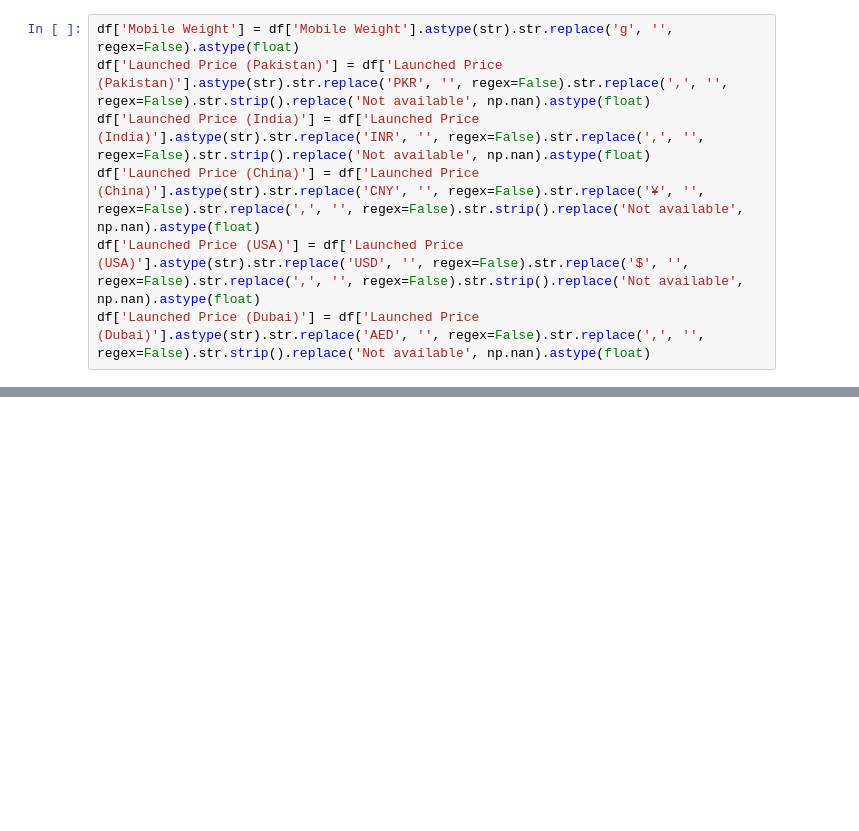
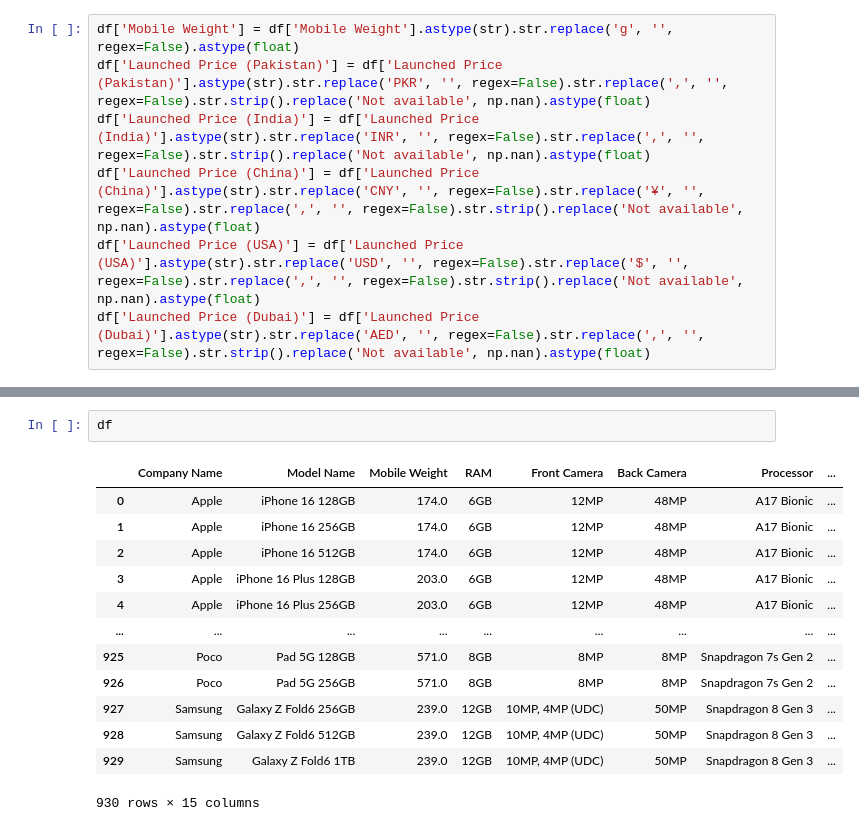
Before and after one commit to Parvashukla26/Mobile_2025_Data_Analysis, a Jupyter notebook: Mobiles_2025_data_analysis.ipynb, the cells around one changed output, grey strips where cells are left out. Cells and saved outputs as stored; diff of their text form; blank space fills up the shorter version.

```diff
--- a/Mobiles_2025_data_analysis.ipynb
+++ b/Mobiles_2025_data_analysis.ipynb
@@ -104,0 +161,16 @@ memory usage: 109.1+ KB
+# %%
+df
+# %% [output]
+|  | Company Name | Model Name | Mobile Weight | RAM | Front Camera | Back Camera | Processor | ... |
+| 0 | Apple | iPhone 16 128GB | 174.0 | 6GB | 12MP | 48MP | A17 Bionic | ... |
+| 1 | Apple | iPhone 16 256GB | 174.0 | 6GB | 12MP | 48MP | A17 Bionic | ... |
+| 2 | Apple | iPhone 16 512GB | 174.0 | 6GB | 12MP | 48MP | A17 Bionic | ... |
+| 3 | Apple | iPhone 16 Plus 128GB | 203.0 | 6GB | 12MP | 48MP | A17 Bionic | ... |
+| 4 | Apple | iPhone 16 Plus 256GB | 203.0 | 6GB | 12MP | 48MP | A17 Bionic | ... |
+| ... | ... | ... | ... | ... | ... | ... | ... | ... |
+| 925 | Poco | Pad 5G 128GB | 571.0 | 8GB | 8MP | 8MP | Snapdragon 7s Gen 2 | ... |
+| 926 | Poco | Pad 5G 256GB | 571.0 | 8GB | 8MP | 8MP | Snapdragon 7s Gen 2 | ... |
+| 927 | Samsung | Galaxy Z Fold6 256GB | 239.0 | 12GB | 10MP, 4MP (UDC) | 50MP | Snapdragon 8 Gen 3 | ... |
+| 928 | Samsung | Galaxy Z Fold6 512GB | 239.0 | 12GB | 10MP, 4MP (UDC) | 50MP | Snapdragon 8 Gen 3 | ... |
+| 929 | Samsung | Galaxy Z Fold6 1TB | 239.0 | 12GB | 10MP, 4MP (UDC) | 50MP | Snapdragon 8 Gen 3 | ... |
+930 rows × 15 columns
```
Also changed, not shown: parts of 5 cells of this notebook.
